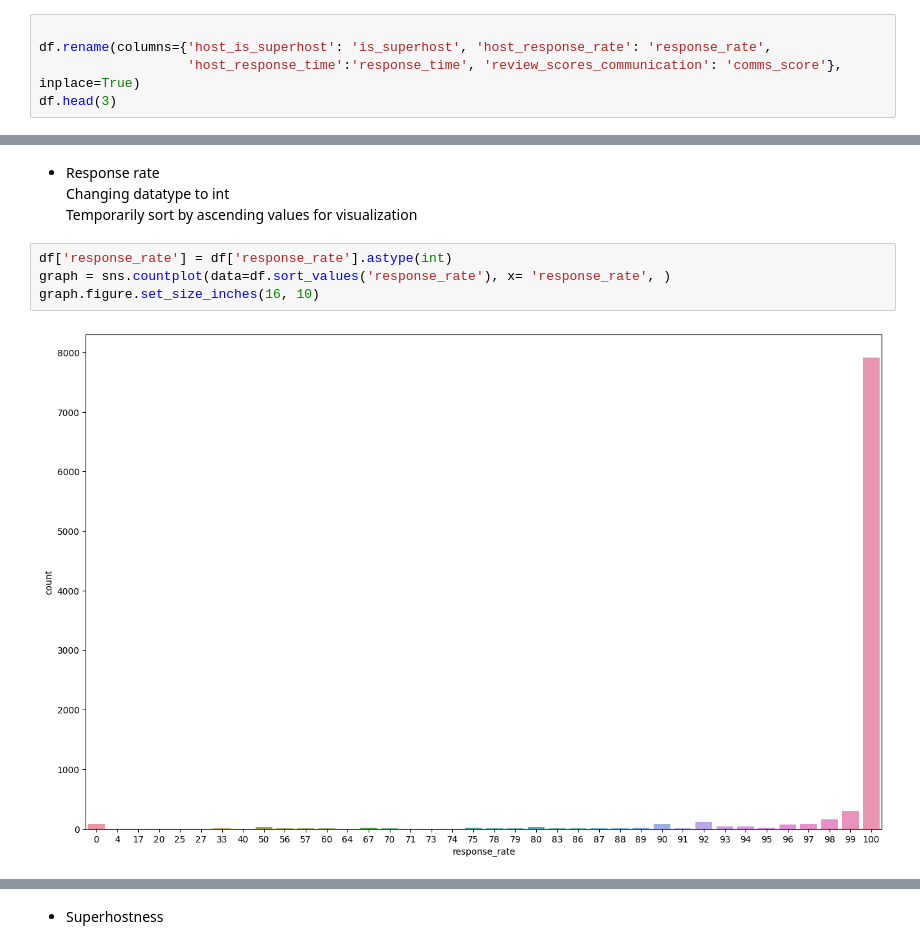
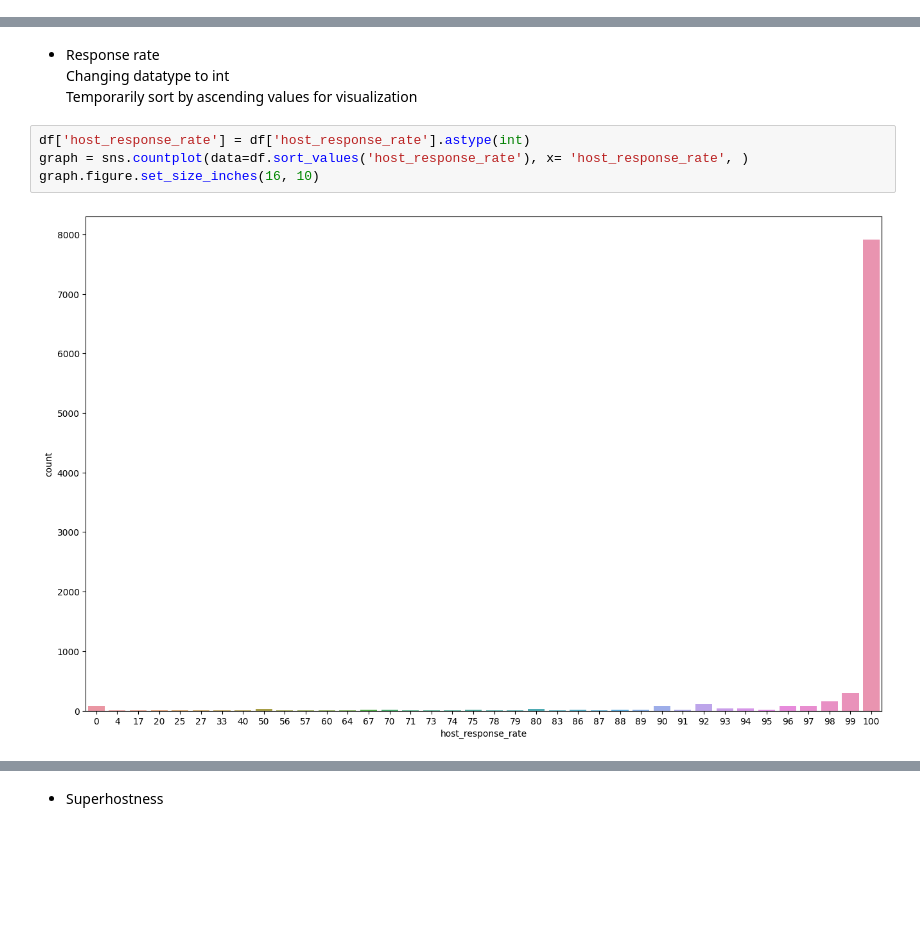
Before and after one commit to vesalukkarila/airbnb-data, a Jupyter notebook: airbnb.ipynb, the cells around one changed output, grey strips where cells are left out. Drawn from its saved outputs; the diff is of its cells as text; blank space fills up the shorter version.

```diff
--- a/airbnb.ipynb
+++ b/airbnb.ipynb
@@ -61,5 +59,0 @@ Rename columns for convenience
-# %%
-
-df.rename(columns={'host_is_superhost': 'is_superhost', 'host_response_rate': 'response_rate',
-                   'host_response_time':'response_time', 'review_scores_communication': 'comms_score'}, inplace=True)
-df.head(3)
@@ -95,9 +84,9 @@ sns.countplot(data=df.sort_values('response_time'), x='response_time', )
 Changing datatype to int
 Temporarily sort by ascending values for visualization
 # %%
-df['response_rate'] = df['response_rate'].astype(int)
-graph = sns.countplot(data=df.sort_values('response_rate'), x= 'response_rate', )
+df['host_response_rate'] = df['host_response_rate'].astype(int)
+graph = sns.countplot(data=df.sort_values('host_response_rate'), x= 'host_response_rate', )
 graph.figure.set_size_inches(16, 10)
 # %% [output]
-[figure, old version]
+[figure, new version]
 # %%
```
Also changed, not shown: parts of 27 cells of this notebook, 1 other file.
